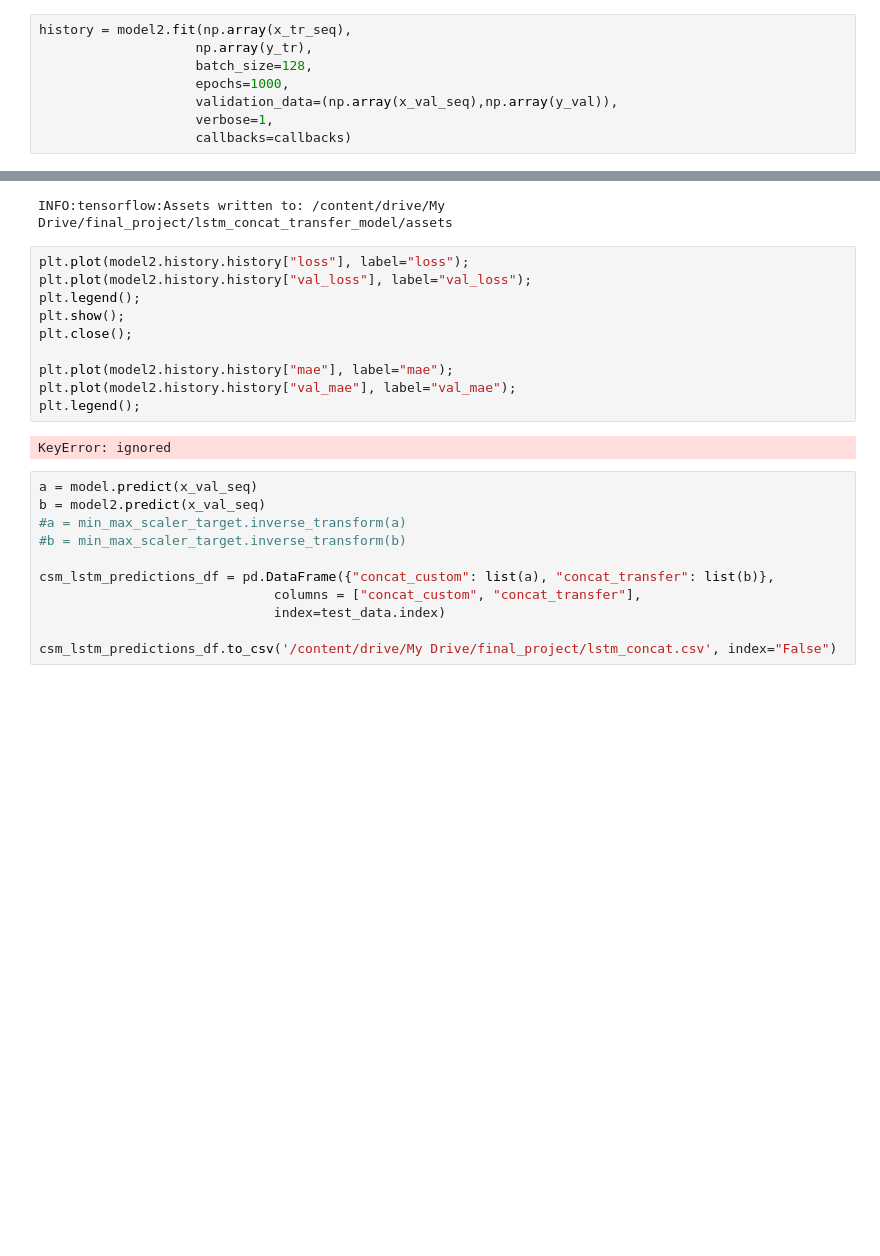
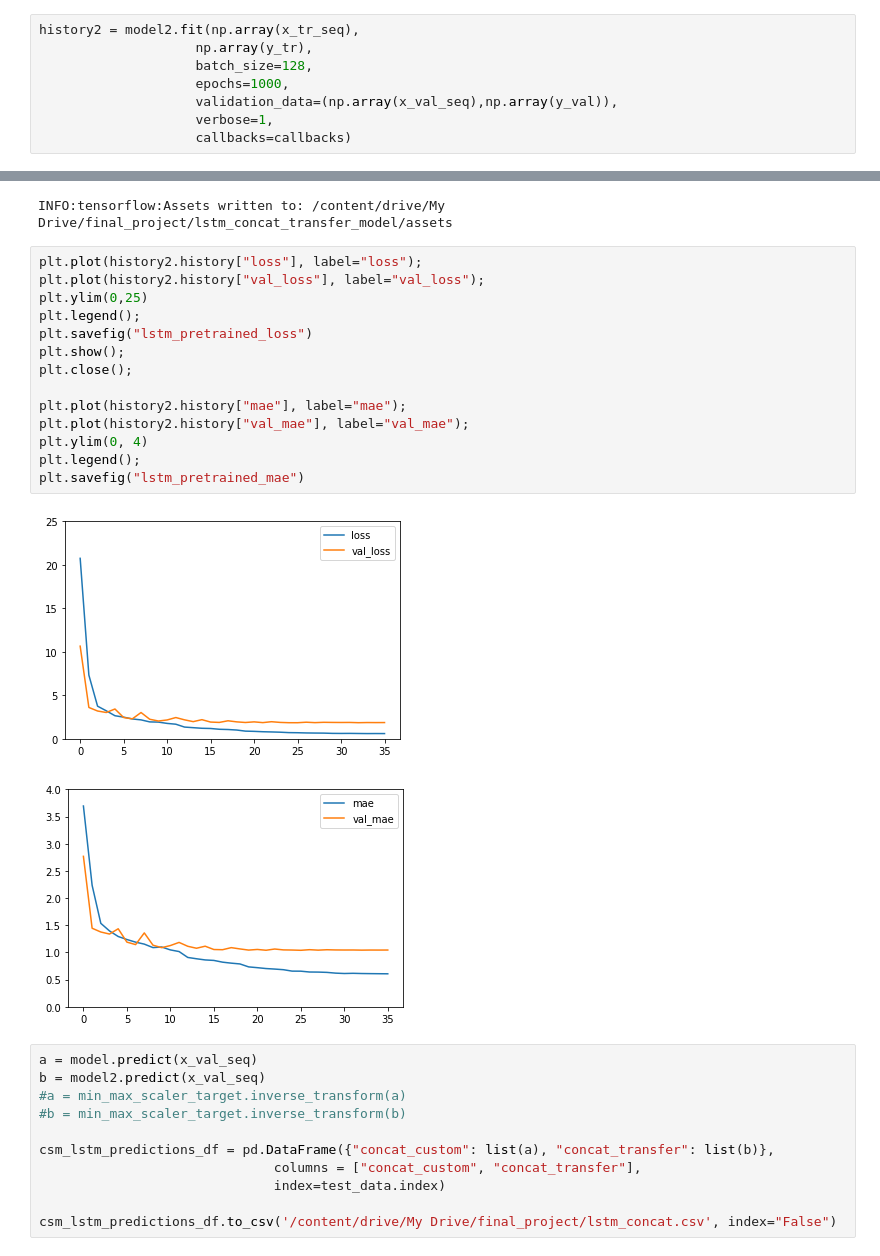
Before and after one commit to educatorsRlearners/book-maturity, a Jupyter notebook: 10_lstm_concat.ipynb, the cells around one changed output, grey strips where cells are left out. Cells and saved outputs as stored; diff of their text form; blank space fills up the shorter version.

```diff
--- a/10_lstm_concat.ipynb
+++ b/10_lstm_concat.ipynb
@@ -297,7 +297,7 @@ Non-trainable params: 13,570,500
 _________________________________________________________________
 None
 # %%
-history = model2.fit(np.array(x_tr_seq),
+history2 = model2.fit(np.array(x_tr_seq),
                     np.array(y_tr),
                     batch_size=128,
                     epochs=1000,
@@ -335,17 +335,22 @@ model.save('/content/drive/My Drive/final_project/lstm_concat_transfer_model')
 # %% [output]
 INFO:tensorflow:Assets written to: /content/drive/My Drive/final_project/lstm_concat_transfer_model/assets
 # %%
-plt.plot(model2.history.history["loss"], label="loss");
-plt.plot(model2.history.history["val_loss"], label="val_loss");
+plt.plot(history2.history["loss"], label="loss");
+plt.plot(history2.history["val_loss"], label="val_loss");
+plt.ylim(0,25)
 plt.legend();
+plt.savefig("lstm_pretrained_loss")
 plt.show();
 plt.close();
 
-plt.plot(model2.history.history["mae"], label="mae");
-plt.plot(model2.history.history["val_mae"], label="val_mae");
+plt.plot(history2.history["mae"], label="mae");
+plt.plot(history2.history["val_mae"], label="val_mae");
+plt.ylim(0, 4)
 plt.legend();
+plt.savefig("lstm_pretrained_mae")
 # %% [output]
-KeyError: ignored
+[figure, added]
+[figure, added]
 # %%
 a = model.predict(x_val_seq)
 b = model2.predict(x_val_seq)
```
Also changed, not shown: parts of 10 cells of this notebook, 4 other files.
